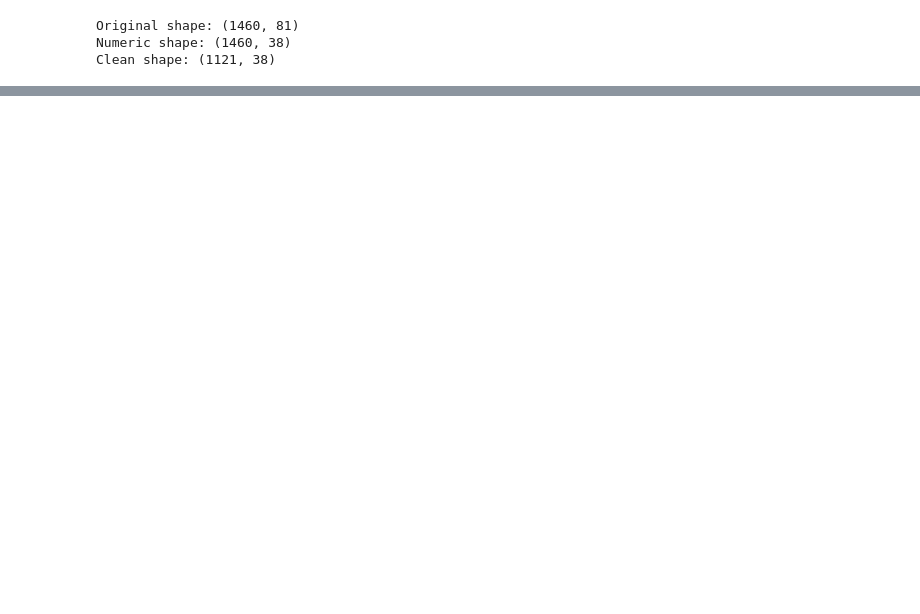
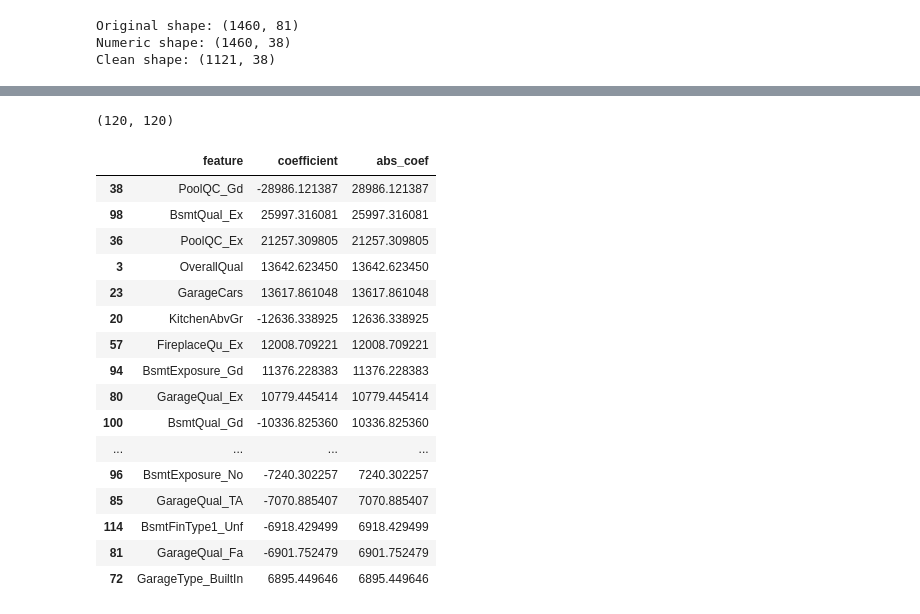
Before and after one commit to bluewhitelandwhale/house_prices_project, a Jupyter notebook: house_prices.ipynb, the cells around one changed output, grey strips where cells are left out. Cells and saved outputs as stored; diff of their text form; code cells hidden in the pictures; blank space fills up the shorter version.

```diff
--- a/house_prices.ipynb
+++ b/house_prices.ipynb
@@ -365,0 +325,50 @@ maybe less noise in folds
+# %%
+cat_none_ohe = preprocessor.named_transformers_["cat_none"] \
+    .named_steps["onehot"] \
+    .get_feature_names_out(cat_none_features)
+
+cat_mode_ohe = preprocessor.named_transformers_["cat_mode"] \
+    .named_steps["onehot"] \
+    .get_feature_names_out(cat_mode_features)
+# %%
+feature_names = (
+    num_features_out +
+    list(cat_none_ohe) +
+    list(cat_mode_ohe)
+)
+# %%
+coefs = pipeline.named_steps["model"].coef_
+# %%
+# Sanity check
+len(feature_names), len(coefs)
+# %% [output]
+(120, 120)
+# %%
+coef_df = (
+    pd.DataFrame({
+        "feature": feature_names,
+        "coefficient": coefs
+    })
+    .assign(abs_coef=lambda df: df["coefficient"].abs())
+    .sort_values("abs_coef", ascending=False)
+)
+# %%
+coef_df.head(20)
+# %% [output]
+|  | feature | coefficient | abs_coef |
+| 38 | PoolQC_Gd | -28986.121387 | 28986.121387 |
+| 98 | BsmtQual_Ex | 25997.316081 | 25997.316081 |
+| 36 | PoolQC_Ex | 21257.309805 | 21257.309805 |
+| 3 | OverallQual | 13642.623450 | 13642.623450 |
+| 23 | GarageCars | 13617.861048 | 13617.861048 |
+| 20 | KitchenAbvGr | -12636.338925 | 12636.338925 |
+| 57 | FireplaceQu_Ex | 12008.709221 | 12008.709221 |
+| 94 | BsmtExposure_Gd | 11376.228383 | 11376.228383 |
+| 80 | GarageQual_Ex | 10779.445414 | 10779.445414 |
+| 100 | BsmtQual_Gd | -10336.825360 | 10336.825360 |
+| ... | ... | ... | ... |
+| 96 | BsmtExposure_No | -7240.302257 | 7240.302257 |
+| 85 | GarageQual_TA | -7070.885407 | 7070.885407 |
+| 114 | BsmtFinType1_Unf | -6918.429499 | 6918.429499 |
+| 81 | GarageQual_Fa | -6901.752479 | 6901.752479 |
+| 72 | GarageType_BuiltIn | 6895.449646 | 6895.449646 |
```
Also changed, not shown: parts of 55 cells of this notebook.
